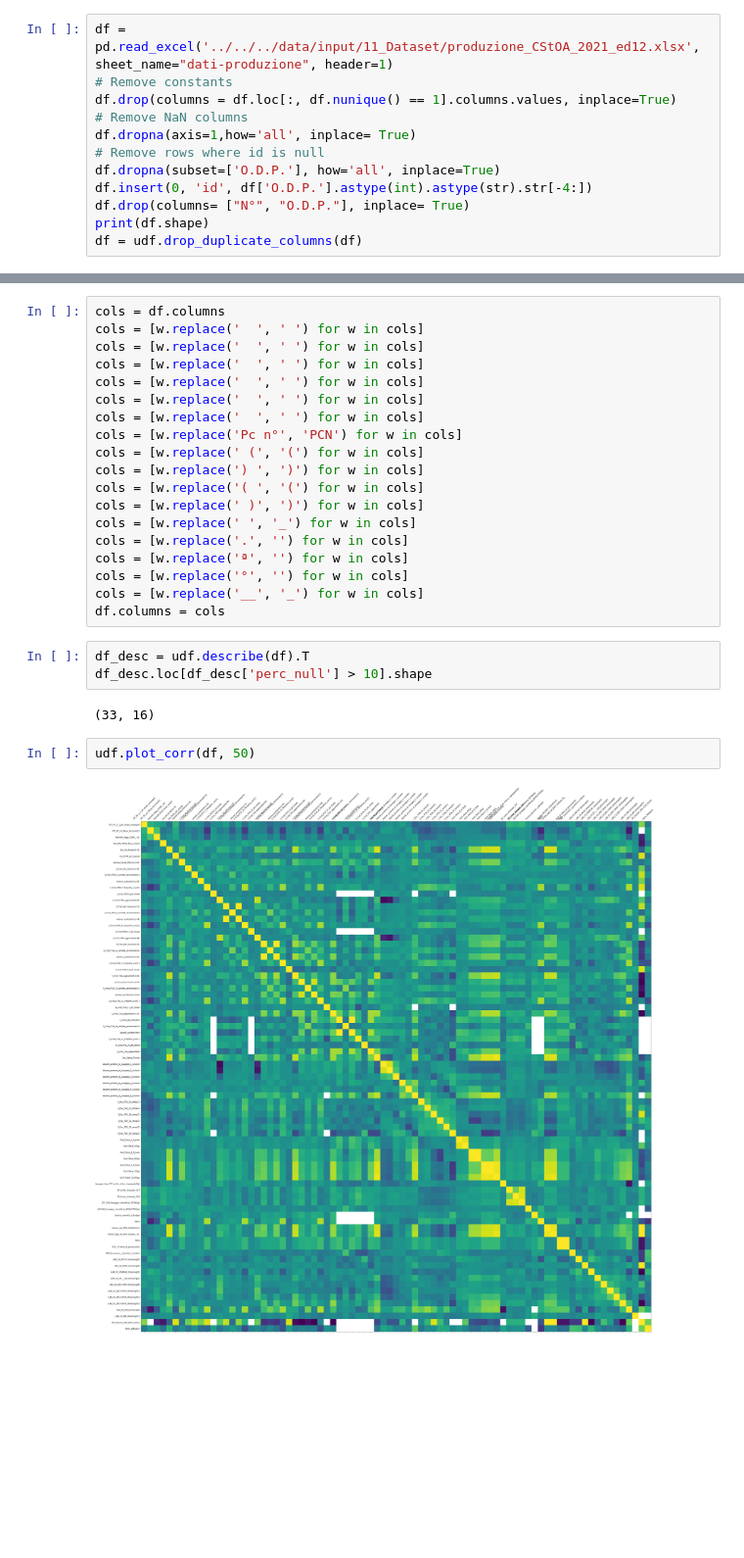
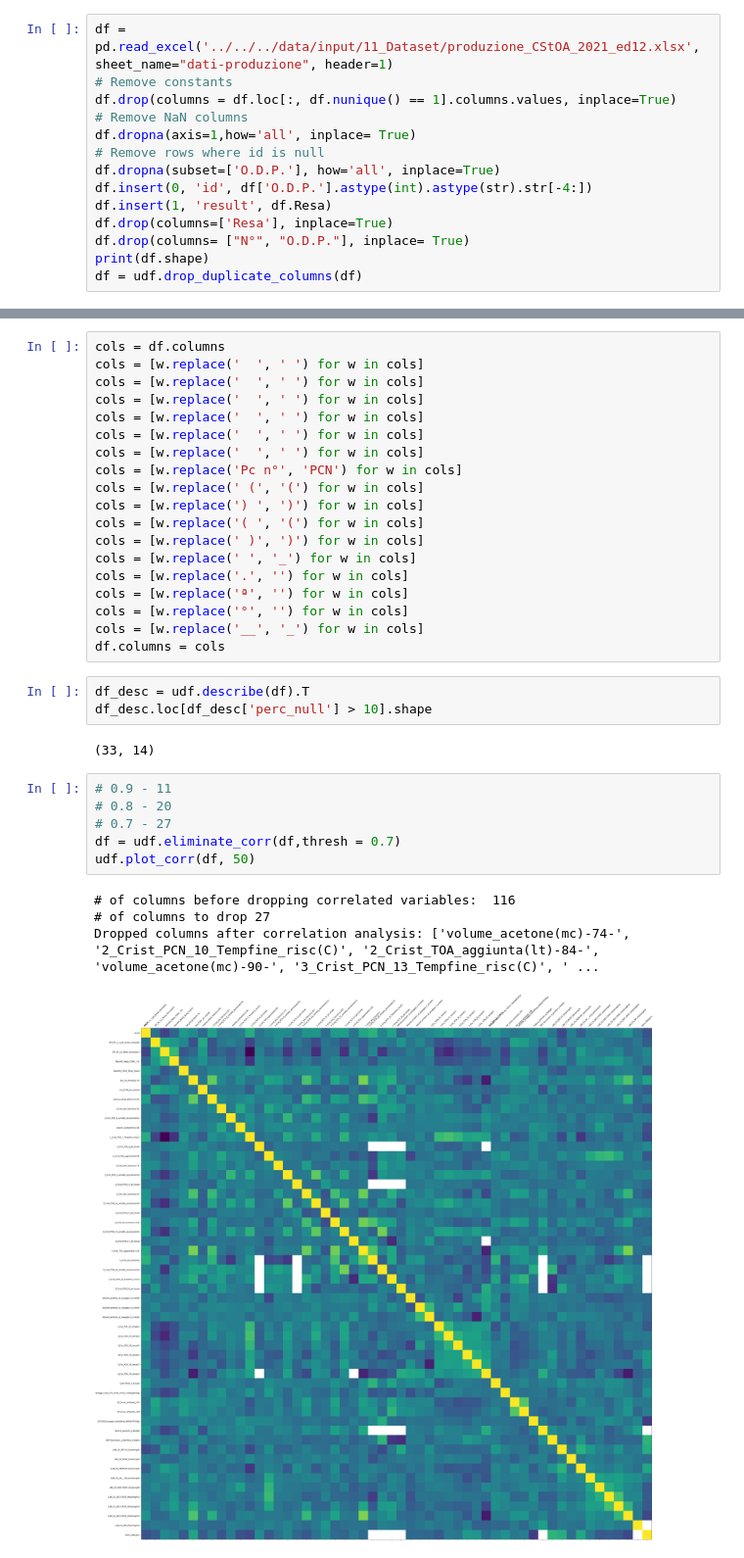
Before and after one commit to xsolinsx/ai-challenge-suanfarma, a Jupyter notebook: nagesh_kommuri/notebooks/eda_metadata.ipynb, the cells around one changed output, grey strips where cells are left out. Shown at 98% size. Drawn from its saved outputs; the diff is of its cells as text; blank space fills up the shorter version.

```diff
--- a/nagesh_kommuri/notebooks/eda_metadata.ipynb
+++ b/nagesh_kommuri/notebooks/eda_metadata.ipynb
@@ -22,6 +33,8 @@ df.dropna(axis=1,how='all', inplace= True)
 # Remove rows where id is null
 df.dropna(subset=['O.D.P.'], how='all', inplace=True)
 df.insert(0, 'id', df['O.D.P.'].astype(int).astype(str).str[-4:])
+df.insert(1, 'result', df.Resa)
+df.drop(columns=['Resa'], inplace=True)
 df.drop(columns= ["N°", "O.D.P."], inplace= True)
 print(df.shape)
 df = udf.drop_duplicate_columns(df)
@@ -50,8 +63,15 @@ df.columns = cols
 df_desc = udf.describe(df).T
 df_desc.loc[df_desc['perc_null'] > 10].shape
 # %% [output]
-(33, 16)
+(33, 14)
-# %%
-udf.plot_corr(df, 50)
-# %% [output]
-[figure, removed]
+# %%
+# 0.9 - 11
+# 0.8 - 20
+# 0.7 - 27
+df = udf.eliminate_corr(df,thresh = 0.7)
+udf.plot_corr(df, 50)
+# %% [output]
+# of columns before dropping correlated variables:  116
+# of columns to drop 27
+Dropped columns after correlation analysis: ['volume_acetone(mc)-74-', '2_Crist_PCN_10_Tempfine_risc(C)', '2_Crist_TOA_aggiunta(lt)-84-', 'volume_acetone(mc)-90-', '3_Crist_PCN_13_Tempfine_risc(C)', ' ...
+[figure, added]
```
Also changed, not shown: parts of 13 cells of this notebook, 1 other file.
